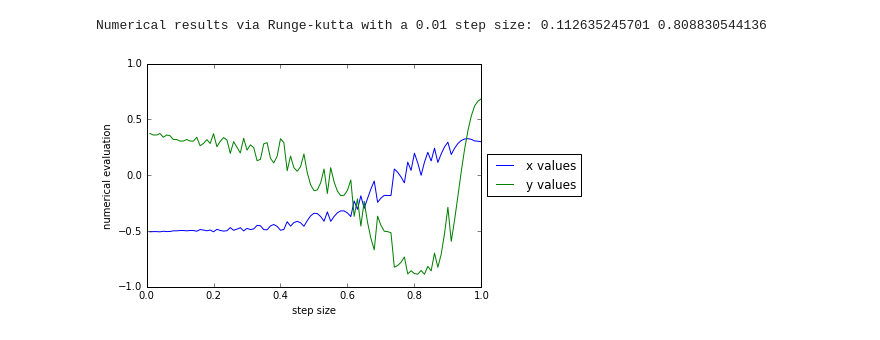
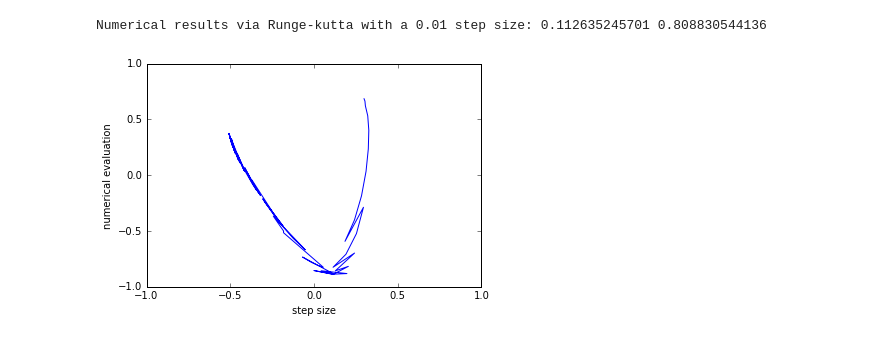
Before and after one commit to spencer501/ASTR427, a Jupyter notebook: HW2/Homework 2.ipynb, the cells around one changed output. Drawn from its saved outputs; the diff is of its cells as text; code cells hidden in the pictures.

Commit message:
Update graph

```diff
--- a/HW2/Homework 2.ipynb
+++ b/HW2/Homework 2.ipynb
@@ -91,3 +83,16 @@ step = .03
 
 # integration range
 t = [0, 30]
+# %%
+# Leapfrog
+
+def leapfrog(deriv, state, step):
+    """
+
+    """
+    state = np.array(state)
+
+    new_state[0] = state[0] + step * deriv(state)[0]
+    new_state[1] = state[1] + step * deriv(state)[1]
+
+    return new_state
@@ -158,22 +186,26 @@ h = np.linspace(.001, 1, 100)
 # list of integration results for varying step values
 e_result = []
 rk_result = []
+lf_result = []
 for j in h:
     e_result.append(test_step(euler, deriv, initial_state, t, j)[0])
     rk_result.append(test_step(runge_kutta, deriv, initial_state, t, j)[0])
+    lf_result.append(test_step(leapfrog, deriv, initial_state, t, j)[0])
 
 # difference between numerical integration and the analytical result for varying step values
 e_result = np.array(e_result) - np.cos(30)
 rk_result = np.array(rk_result) - np.cos(30)
+lf_result = np.array(lf_result) - np.cos(30)
 
 # plotting
-plt.xlim(0, 1)
-plt.ylim(-10, 15)
-plt.plot(h, np.log(np.absolute(e_result)), label='Euler')
-plt.plot(h, np.log(np.absolute(rk_result)), label='Runge-Kutta')
+plt.xlim(-3, -1)
+plt.ylim(-10, 0)
+plt.plot(np.log10(h), np.log10(np.absolute(e_result)), label='Euler')
+plt.plot(np.log10(h), np.log10(np.absolute(rk_result)), label='Runge-Kutta')
+plt.plot(np.log10(h), np.log10(np.absolute(lf_result)), label='Leapfrog')
 
 plt.legend(loc='center left', bbox_to_anchor=(1, 0.5))
-plt.xlabel('step size')
-plt.ylabel('log(difference)')
+plt.xlabel('log10(step_size)')
+plt.ylabel('log10(difference)')
 plt.show()
 # %% [output]
@@ -212,24 +242,25 @@ Numerical results via Runge-kutta with a 0.01 step size: 0.112635245701 0.808830
 # %%
 #3a
 
 h2 = np.linspace(.01, 1, 100)
 
 x_result = []
 y_result = []
 for j in h2:
     x_result.append(test_step(runge_kutta, deriv2, initial_state2, t2, j)[0])
     y_result.append(test_step(runge_kutta, deriv2, initial_state2, t2, j)[1])
 
-plt.xlim(0, 1)
+plt.xlim(-1, 1)
 plt.ylim(-1, 1)
-plt.plot(h2, x_result, label='x values')
-plt.plot(h2, y_result, label='y values')
+plt.plot(x_result, y_result, label='Result')
+#plt.plot(h2, x_result, label='x values')
+#plt.plot(h2, y_result, label='y values')
 
 plt.xlabel('step size')
 plt.ylabel('numerical evaluation')
-plt.legend(loc='center left', bbox_to_anchor=(1, 0.5))
+#plt.legend(loc='center left', bbox_to_anchor=(1, 0.5))
 plt.show()
 # %% [output]
-[figure, old version]
+[figure, new version]
 # %%
 #3b
```
Also changed, not shown: parts of 5 cells of this notebook.
